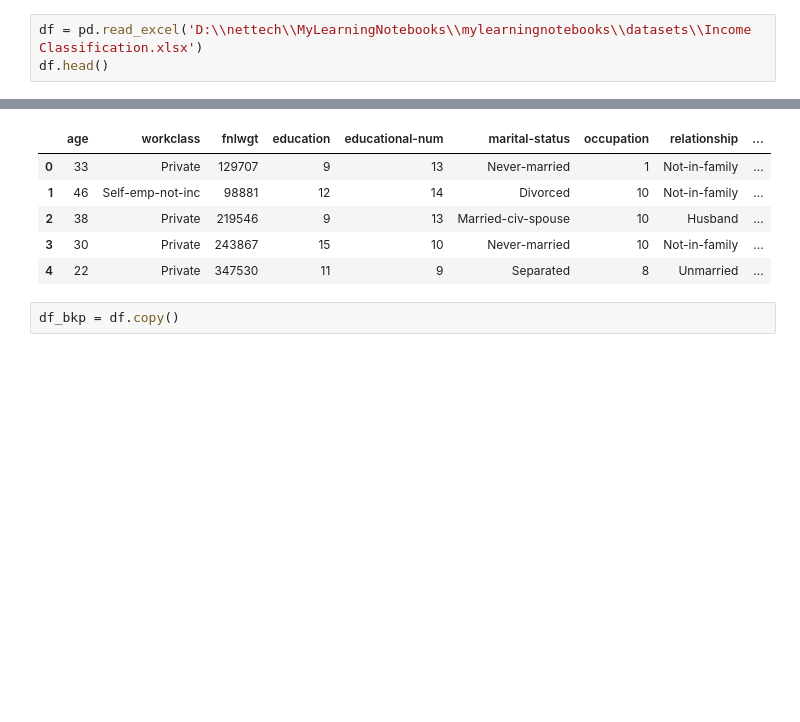
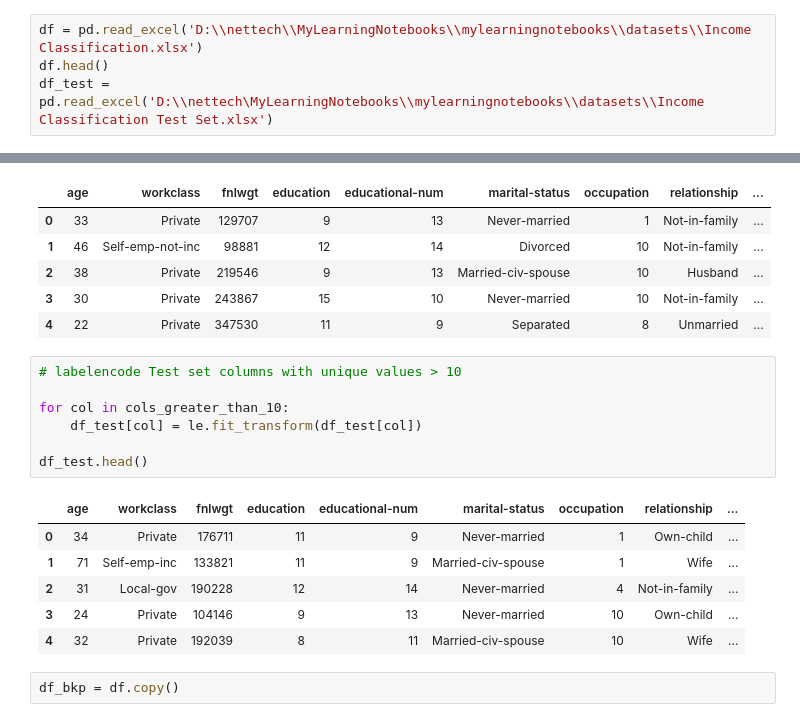
Before and after one commit to Shlok-21/MyLearningNotebooks, a Jupyter notebook: Project - Income Prediction Classification.ipynb, the cells around one changed output, grey strips where cells are left out. Drawn from its saved outputs; the diff is of its cells as text; blank space fills up the shorter version.

Commit message:
test set prediction

```diff
--- a/Project - Income Prediction Classification.ipynb
+++ b/Project - Income Prediction Classification.ipynb
@@ -14,3 +14,4 @@ seed = 42
 # %%
 df = pd.read_excel('D:\\nettech\\MyLearningNotebooks\\mylearningnotebooks\\datasets\\Income Classification.xlsx')
 df.head()
+df_test = pd.read_excel('D:\\nettech\MyLearningNotebooks\\mylearningnotebooks\\datasets\\Income Classification Test Set.xlsx')
@@ -271,6 +306,20 @@ df.head()
 | 2 | 38 | Private | 219546 | 9 | 13 | Married-civ-spouse | 10 | Husband | ... |
 | 3 | 30 | Private | 243867 | 15 | 10 | Never-married | 10 | Not-in-family | ... |
 | 4 | 22 | Private | 347530 | 11 | 9 | Separated | 8 | Unmarried | ... |
+# %%
+# labelencode Test set columns with unique values > 10
+
+for col in cols_greater_than_10:
+    df_test[col] = le.fit_transform(df_test[col])
+
+df_test.head()
+# %% [output]
+|  | age | workclass | fnlwgt | education | educational-num | marital-status | occupation | relationship | ... |
+| 0 | 34 | Private | 176711 | 11 | 9 | Never-married | 1 | Own-child | ... |
+| 1 | 71 | Self-emp-inc | 133821 | 11 | 9 | Married-civ-spouse | 1 | Wife | ... |
+| 2 | 31 | Local-gov | 190228 | 12 | 14 | Never-married | 4 | Not-in-family | ... |
+| 3 | 24 | Private | 104146 | 9 | 13 | Never-married | 10 | Own-child | ... |
+| 4 | 32 | Private | 192039 | 8 | 11 | Married-civ-spouse | 10 | Wife | ... |
 # %%
 df_bkp = df.copy()
 # %%
```
Also changed, not shown: parts of 19 cells of this notebook, 4 other files.
